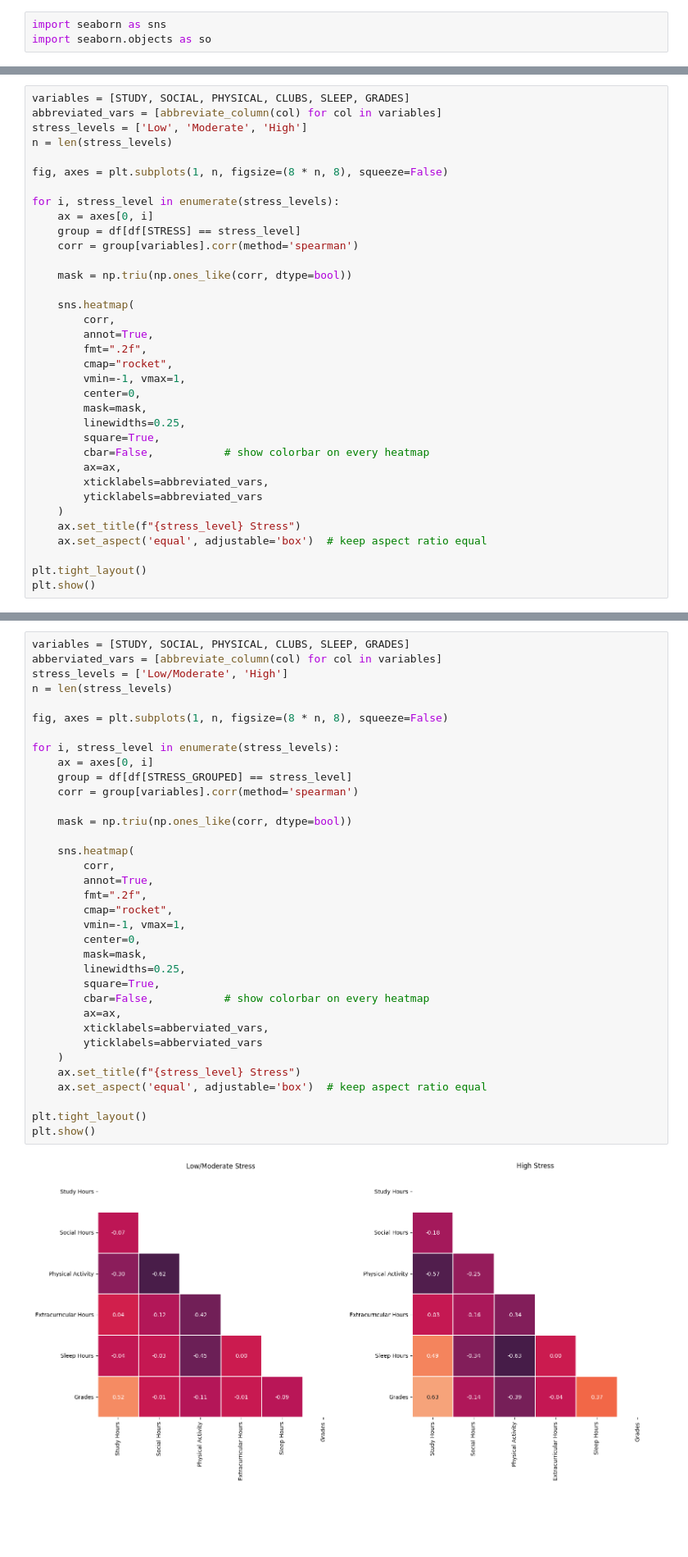
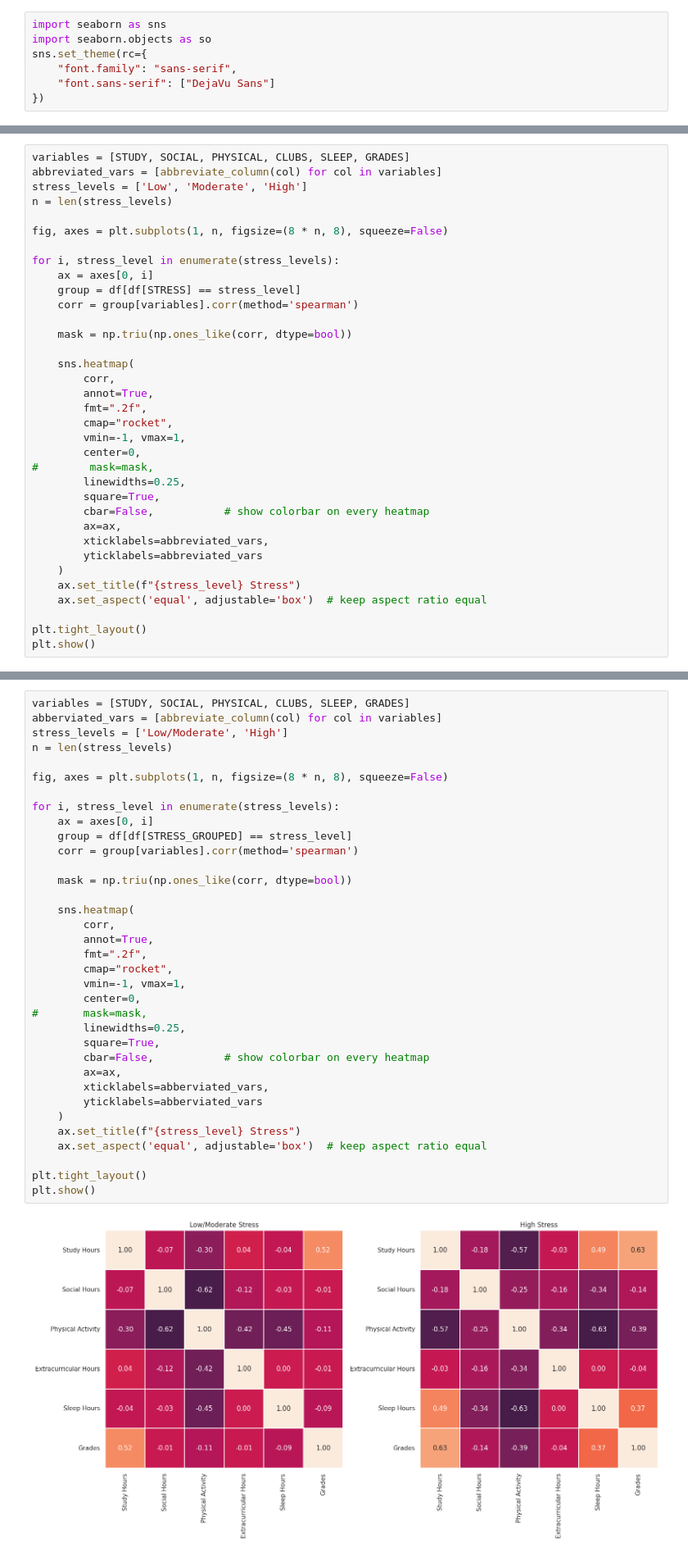
Before and after one commit to vramaiah/student-success-factors, a Jupyter notebook: student_success.ipynb, the cells around one changed output, grey strips where cells are left out. Shown at 82% size. Saved outputs shown, nothing was run; the diff lists cells and outputs as text; blank space fills up the shorter version.

```diff
--- a/student_success.ipynb
+++ b/student_success.ipynb
@@ -30,6 +30,10 @@ import matplotlib.pyplot as plt
 # %%
 import seaborn as sns
 import seaborn.objects as so
+sns.set_theme(rc={
+    "font.family": "sans-serif",
+    "font.sans-serif": ["DejaVu Sans"]
+})
 # %%
 from scipy import stats
 from scipy import interpolate
@@ -129,7 +133,7 @@ for i, stress_level in enumerate(stress_levels):
         cmap="rocket",
         vmin=-1, vmax=1,
         center=0,
-        mask=mask,
+#        mask=mask,
         linewidths=0.25,
         square=True,
         cbar=False,           # show colorbar on every heatmap
@@ -152,32 +156,32 @@ n = len(stress_levels)
 
 fig, axes = plt.subplots(1, n, figsize=(8 * n, 8), squeeze=False)
 
 for i, stress_level in enumerate(stress_levels):
     ax = axes[0, i]
     group = df[df[STRESS_GROUPED] == stress_level]
     corr = group[variables].corr(method='spearman')
 
     mask = np.triu(np.ones_like(corr, dtype=bool))
 
     sns.heatmap(
         corr,
         annot=True,
         fmt=".2f",
         cmap="rocket",
         vmin=-1, vmax=1,
         center=0,
-        mask=mask,
+#       mask=mask,
         linewidths=0.25,
         square=True,
         cbar=False,           # show colorbar on every heatmap
         ax=ax,
         xticklabels=abberviated_vars,
         yticklabels=abberviated_vars
     )
     ax.set_title(f"{stress_level} Stress")
     ax.set_aspect('equal', adjustable='box')  # keep aspect ratio equal
 
 plt.tight_layout()
 plt.show()
 # %% [output]
-[figure, old version]
+[figure, new version]
```
Also changed, not shown: parts of 9 cells of this notebook.
